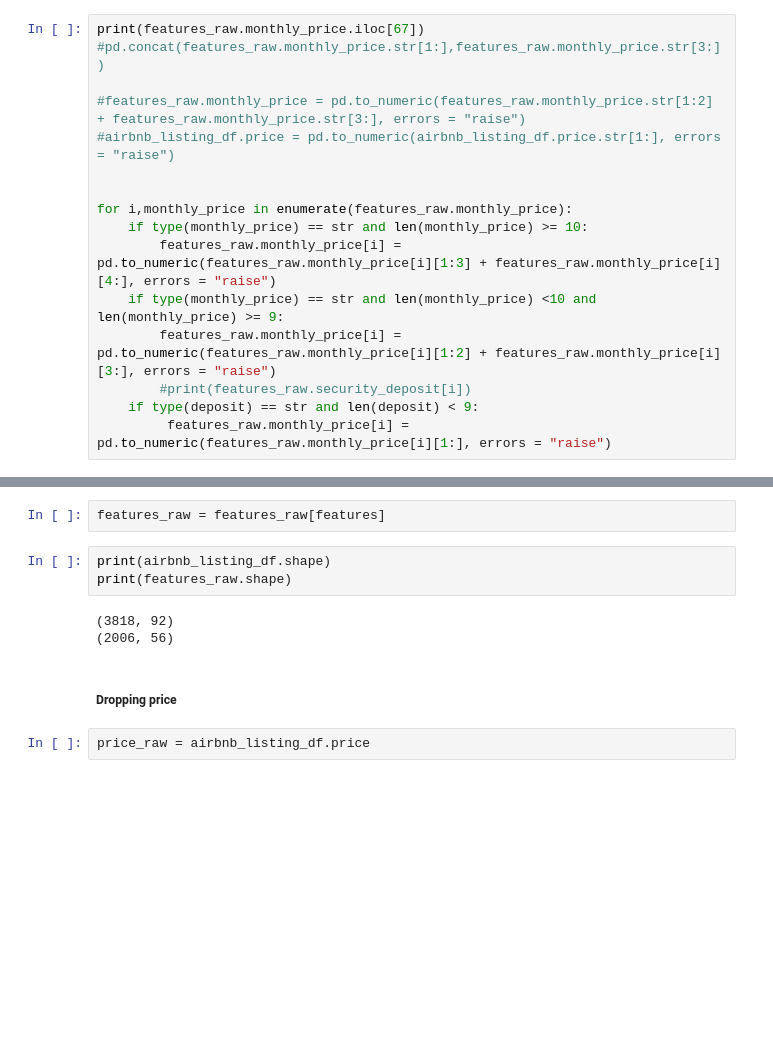
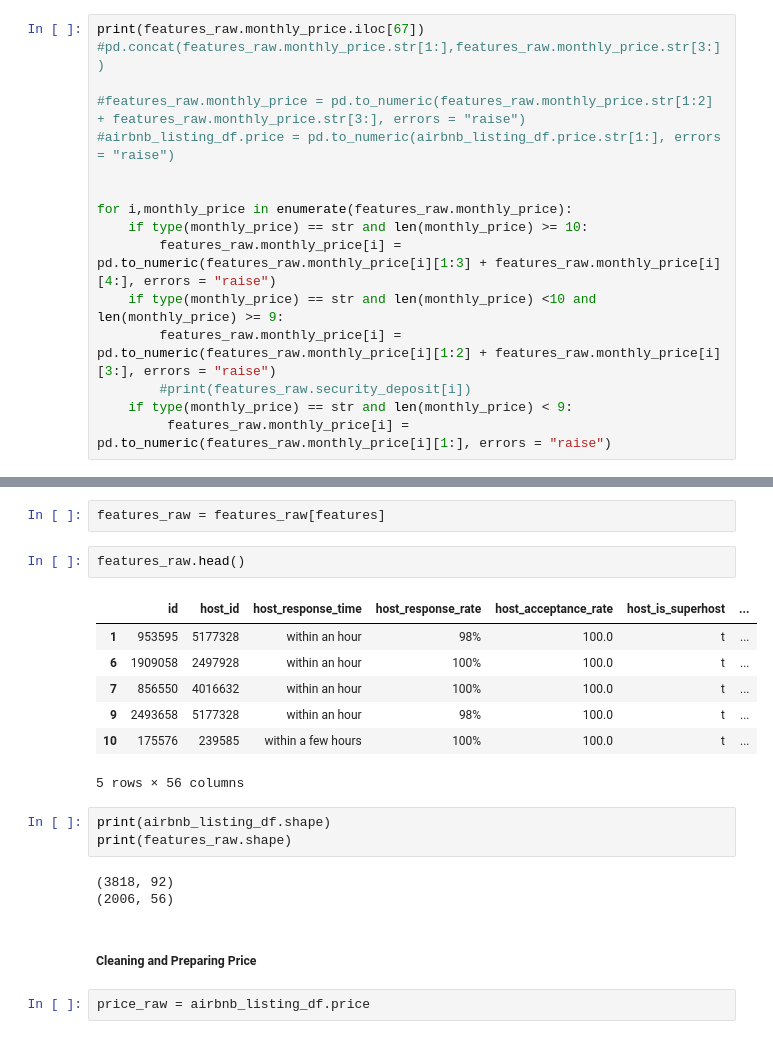
Before and after one commit to SimplifyData/Predict-Airbnb-Prices-in-Seattle, a Jupyter notebook: seattle_kaggle_airbnb.ipynb, the cells around one changed output, grey strips where cells are left out. Drawn from its saved outputs; the diff is of its cells as text; blank space fills up the shorter version.

Commit message:
Cleaning Features  -  "Cleaning Amenities

```diff
--- a/seattle_kaggle_airbnb.ipynb
+++ b/seattle_kaggle_airbnb.ipynb
@@ -1013,7 +1015,7 @@ for i,monthly_price in enumerate(features_raw.monthly_price):
     if type(monthly_price) == str and len(monthly_price) <10 and len(monthly_price) >= 9:
         features_raw.monthly_price[i] = pd.to_numeric(features_raw.monthly_price[i][1:2] + features_raw.monthly_price[i][3:], errors = "raise")
         #print(features_raw.security_deposit[i])
-    if type(deposit) == str and len(deposit) < 9:
+    if type(monthly_price) == str and len(monthly_price) < 9:
          features_raw.monthly_price[i] = pd.to_numeric(features_raw.monthly_price[i][1:], errors = "raise")
 # %% [output]
 $12,140.00
@@ -1261,14 +1257,24 @@ features_raw.columns.tolist()
  'id']
 # %%
 features_raw = features_raw[features]
+# %%
+features_raw.head()
+# %% [output]
+|  | id | host_id | host_response_time | host_response_rate | host_acceptance_rate | host_is_superhost | ... |
+| 1 | 953595 | 5177328 | within an hour | 98% | 100.0 | t | ... |
+| 6 | 1909058 | 2497928 | within an hour | 100% | 100.0 | t | ... |
+| 7 | 856550 | 4016632 | within an hour | 100% | 100.0 | t | ... |
+| 9 | 2493658 | 5177328 | within an hour | 98% | 100.0 | t | ... |
+| 10 | 175576 | 239585 | within a few hours | 100% | 100.0 | t | ... |
+5 rows × 56 columns
 # %%
 print(airbnb_listing_df.shape)
 print(features_raw.shape)
 # %% [output]
 (3818, 92)
 (2006, 56)
-# %% [markdown]
-##### Dropping price
+# %% [markdown]
+##### Cleaning and Preparing Price
 # %%
 price_raw = airbnb_listing_df.price
 # %%
```
Also changed, not shown: parts of 19 cells of this notebook.
